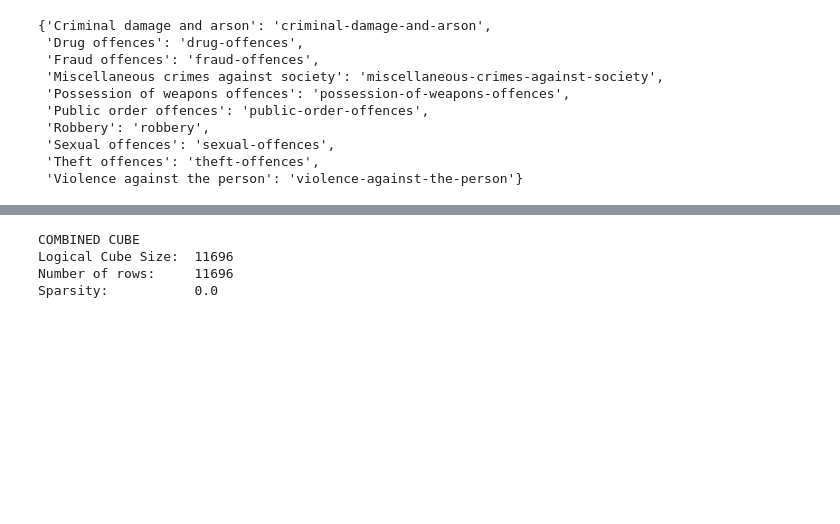
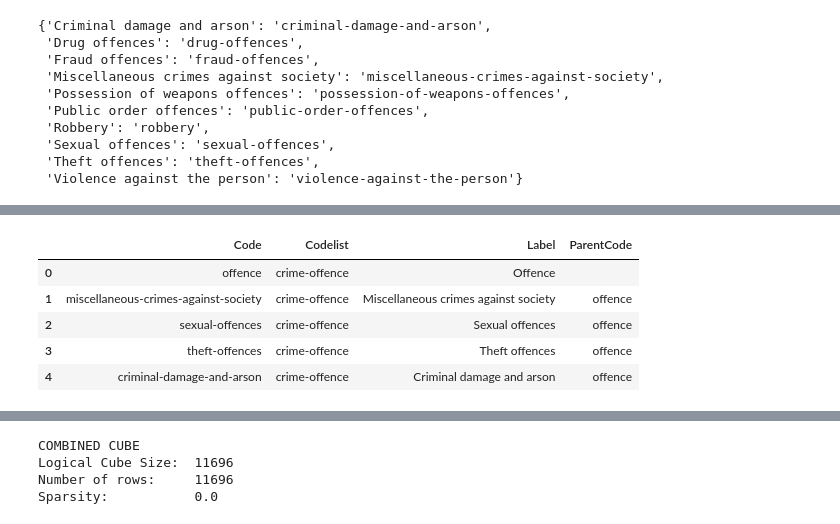
Before and after one commit to MikeData/cmd-crime-with-home-office, a Jupyter notebook: Crime With Home Office.ipynb, the cells around one changed output, grey strips where cells are left out. Cells and saved outputs as stored; diff of their text form; code cells hidden in the pictures; blank space fills up the shorter version.

Commit message:
Updated with better hierarchy

```diff
--- a/Crime With Home Office.ipynb
+++ b/Crime With Home Office.ipynb
@@ -275,27 +278,30 @@ newDf
 # Going to have to iterate and compare for next level. this will be slow
 
 # We need to track each label so we only add it once.
-labelsAlreadySeen = []
+subGroupLabels = {}
 LOOKUP_SG = {}
 
 for index, row in combinedDf.iterrows():
 
-    if row["Offence Subgroup"] not in labelsAlreadySeen:
+    if row["Offence Subgroup"] not in subGroupLabels:
 
-        # will need to code-ify the label again
-        code = row["Offence"].replace(" ", "-").lower().strip()
+        # We're only interesrted if the offence group and subgroup are different
+        if row["Offence Subgroup"] != row["Offence Group"]:
 
-        hierarchyCSV["Codelist"].append(codeList)
-        hierarchyCSV["Code"].append(code)
-        hierarchyCSV["Label"].append(row["Offence Subgroup"])
-        hierarchyCSV["ParentCode"].append(LOOKUP_OG[row["Offence Group"]])
+            # will need to code-ify the label again
+            code = row["Offence Subgroup"].replace(" ", "-").lower().strip()
 
-        labelsAlreadySeen.append(row["Offence Subgroup"])
+            hierarchyCSV["Codelist"].append(codeList)
+            hierarchyCSV["Code"].append(code)
+            hierarchyCSV["Label"].append(row["Offence Subgroup"])
+            hierarchyCSV["ParentCode"].append(LOOKUP_OG[row["Offence Group"]])
 
-        # Will need another lookup dict/map for last stage
-        LOOKUP_SG.update({row["Offence Subgroup"]:code})
+            subGroupLabels.update({row["Offence Subgroup"]:LOOKUP_OG[row["Offence Group"]]})
+
+            # Will need another lookup dict/map for last stage
+            LOOKUP_SG.update({row["Offence Subgroup"]:code})
 
 # Sanity check. Use last 10 rows
 newDf = pd.DataFrame.from_dict(hierarchyCSV)
-newDf[-10:]
+subGroupLabels
 # %% [output]
@@ -313,3 +345,12 @@ newDf[-10:]
+# %%
+pd.DataFrame.from_dict(hierarchyCSV)[:5]
+# %% [output]
+|  | Code | Codelist | Label | ParentCode |
+| 0 | offence | crime-offence | Offence |  |
+| 1 | miscellaneous-crimes-against-society | crime-offence | Miscellaneous crimes against society | offence |
+| 2 | sexual-offences | crime-offence | Sexual offences | offence |
+| 3 | theft-offences | crime-offence | Theft offences | offence |
+| 4 | criminal-damage-and-arson | crime-offence | Criminal damage and arson | offence |
 # %%
 
 # We need to track each label so we only add it once.
```
Also changed, not shown: parts of 8 cells of this notebook, 4 other files.
